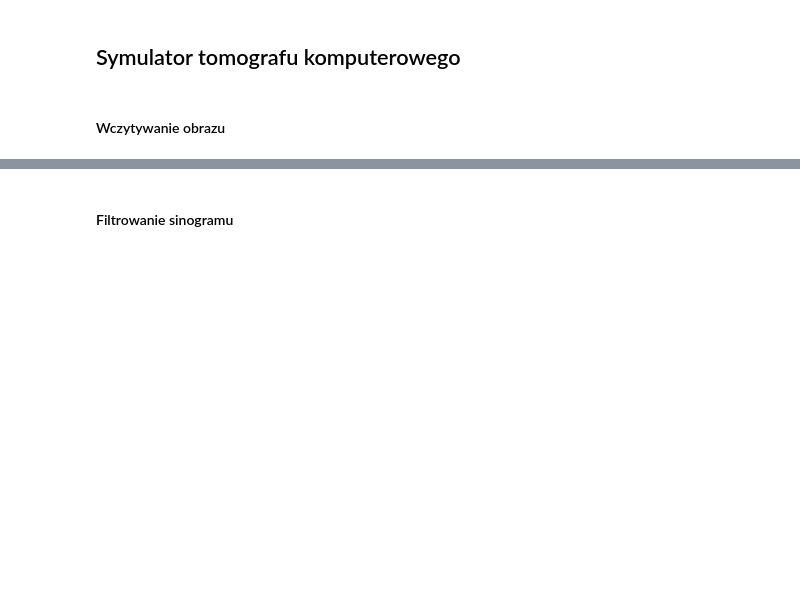
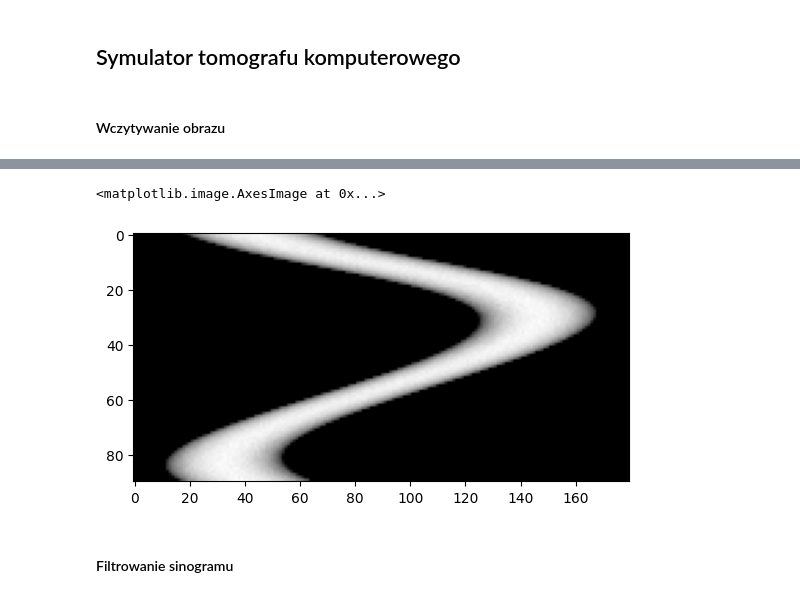
Before and after one commit to oliwiatarent/computed-tomography-simulator, a Jupyter notebook: ct-simulator.ipynb, the cells around one changed output, grey strips where cells are left out. Cells and saved outputs as stored; diff of their text form; code cells hidden in the pictures; blank space fills up the shorter version.

```diff
--- a/ct-simulator.ipynb
+++ b/ct-simulator.ipynb
@@ -23,3 +38,42 @@ plt.show()
+# %%
+def radon_transformation():
+    h, w = img.shape
+    cx, cy = w // 2, h // 2
+    r = np.sqrt(cx**2 + cy**2)
+
+    phi = np.pi / 2
+    angles = np.deg2rad(np.arange(0, 360, alpha))
+
+    sinogram = []
+
+    for a in angles:
+        projections = []
+
+        xE = cx + r * np.cos(a)
+        yE = cy + r * np.sin(a)
+
+        for i in range(n):
+            xD = cx + r * np.cos(a + np.pi - (phi / 2) + i * (phi / (n - 1)))
+            yD = cy + r * np.sin(a + np.pi - (phi / 2) + i * (phi / (n - 1)))
+
+            val = sample_line(xE, yE, xD, yD)
+            projections.append(val)
+
+        sinogram.append(projections)
+
+    return np.array(sinogram)
+# %%
+n = 180                 # liczba detektorów
+l = 1                   # rozpiętość detektorów
+alpha = 4               # krok układu
+num_samples = 500       # liczba próbek dla linii
+
+sinogram = radon_transformation()
+
+plt.imshow(sinogram, cmap='gray')
+# %% [output]
+<matplotlib.image.AxesImage at 0x...>
+[figure, added]
 # %% [markdown]
 #### Filtrowanie sinogramu
 # %% [markdown]
```
Also changed, not shown: parts of 5 cells of this notebook.
